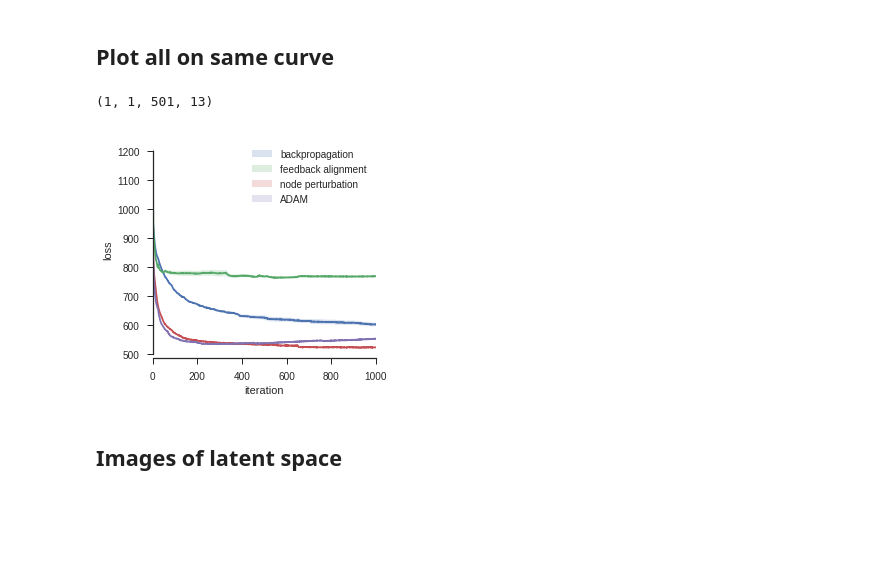
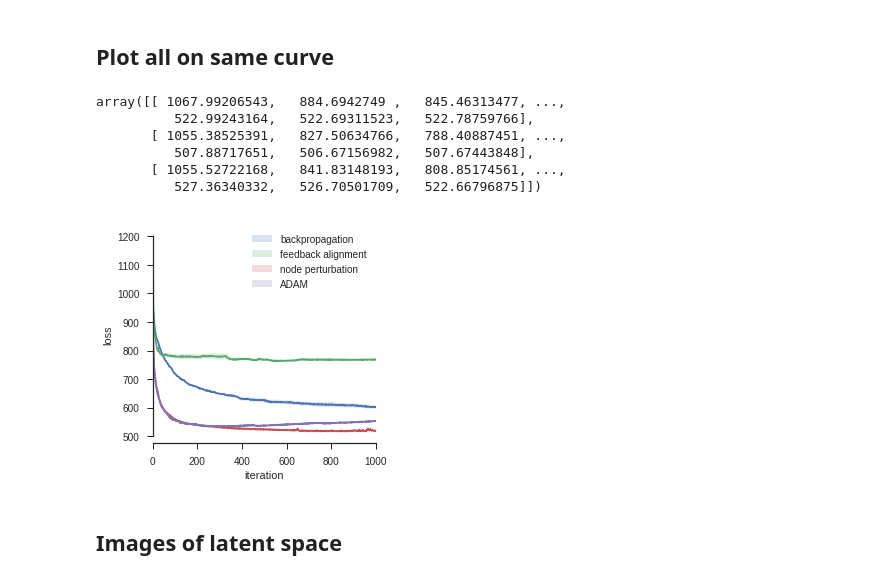
Before and after one commit to benlansdell/synthfeedback, a Jupyter notebook: notebooks/fig_3_autoencoder.ipynb, the cells around one changed output. Cells and saved outputs as stored; diff of their text form; code cells hidden in the pictures; blank space fills up the shorter version.

```diff
--- a/notebooks/fig_3_autoencoder.ipynb
+++ b/notebooks/fig_3_autoencoder.ipynb
@@ -64,28 +66,34 @@ with open(fn_in, 'rb') as f:
     data = pickle.load(f)
 tags = data['tags']
 metrics = data['metrics']
-loss_NP = metrics[:,0,:,idx].T
+loss_NP = metrics[0,:,:,idx]
-# %%
-metrics.shape
-# %% [output]
-(1, 1, 501, 13)
+# %%
+loss_NP
+# %% [output]
+array([[ 1067.99206543,   884.6942749 ,   845.46313477, ...,
+          522.99243164,   522.69311523,   522.78759766],
+       [ 1055.38525391,   827.50634766,   788.40887451, ...,
+          507.88717651,   506.67156982,   507.67443848],
+       [ 1055.52722168,   841.83148193,   808.85174561, ...,
+          527.36340332,   526.70501709,   522.66796875]])
 # %%
 fig,axes = plt.subplots(1,1,figsize=(4,4))
 
 sns.tsplot(loss_BP, ax = axes, color='C0')
 sns.tsplot(loss_FA, ax = axes, color='C1')
-sns.tsplot(np.squeeze(loss_NP), ax = axes, color='C2')
+#sns.tsplot(np.squeeze(loss_NP), ax = axes, color='C2')
+sns.tsplot(loss_NP, ax = axes, color='C2')
 sns.tsplot(loss_AD, ax = axes, color='C3')
 
 axes.legend(['backpropagation', 'feedback alignment', 'node perturbation', 'ADAM'])
 #axes.set_yscale('log')
 axes.set_xlabel('iteration');
 #axes.set_ylim([450, 1200])
 axes.set_ylabel('loss')
 sns.despine(trim=True)
 #plt.savefig('./figures/3_autoencoder_losses.pdf')
 # %% [output]
-[figure, old version]
+[figure, new version]
 # %% [markdown]
 ## Images of latent space
 # %%
```
Also changed, not shown: parts of 5 cells of this notebook.
